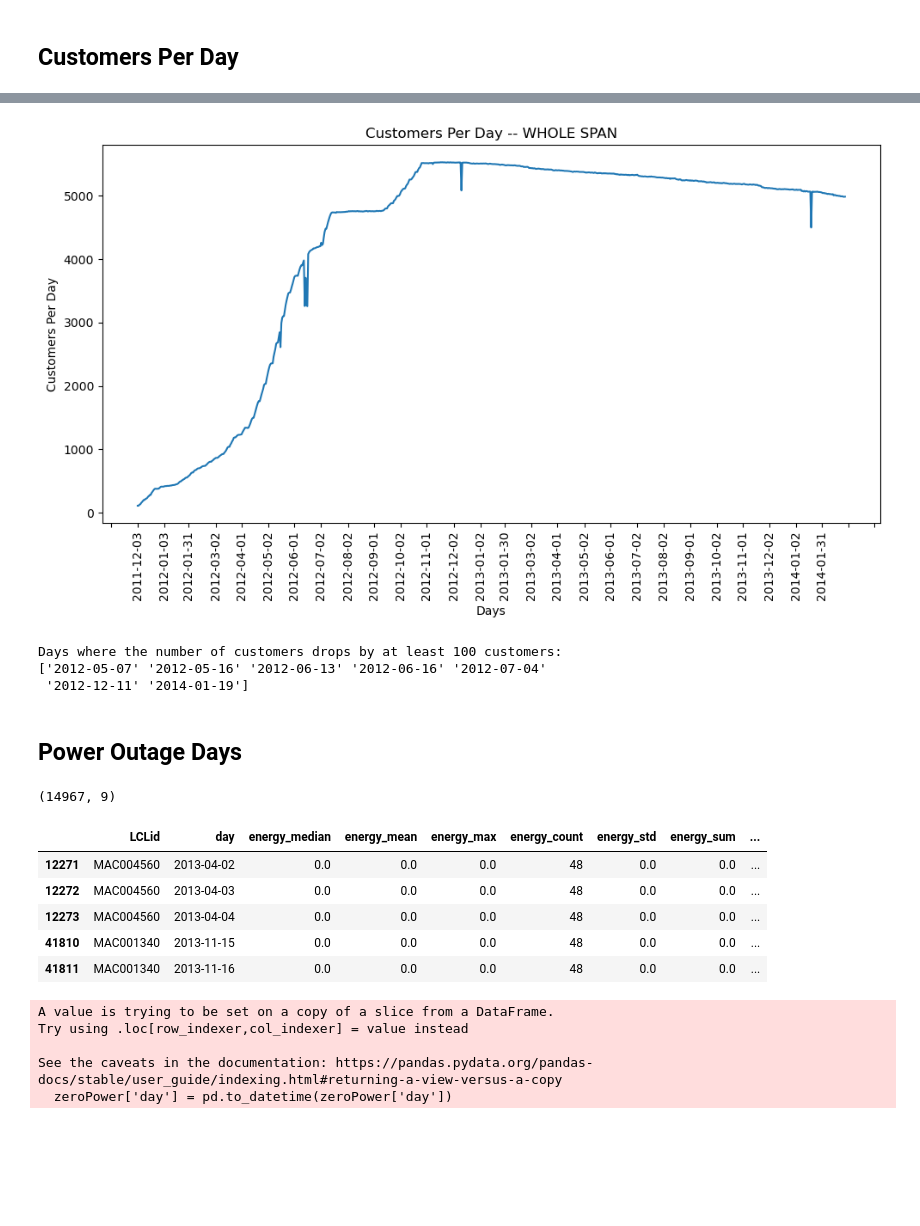
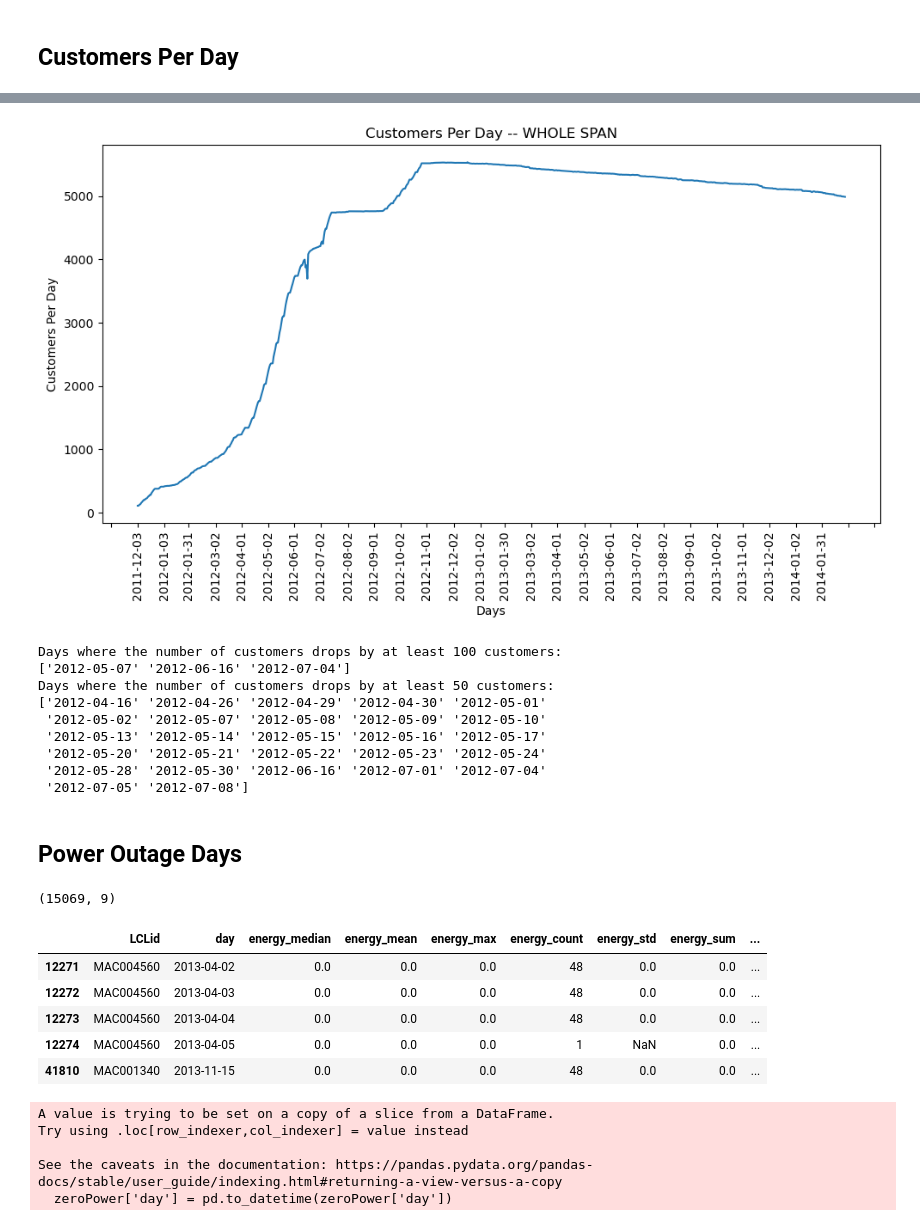
Before and after one commit to brepowell/EnergyConsumption, a Jupyter notebook: LondonDataExploration.ipynb, the cells around one changed output, grey strips where cells are left out. Saved outputs shown, nothing was run; the diff lists cells and outputs as text; code cells hidden in the pictures; blank space fills up the shorter version.

```diff
--- a/LondonDataExploration.ipynb
+++ b/LondonDataExploration.ipynb
@@ -72,7 +72,8 @@ halfblock0.shape
 # %%
 # Drop any row that has null values
 # The last day of data collection was showing lots of null values
-londonData.dropna(inplace=True)
+
+#londonData.dropna(inplace=True)
 # %%
 # Lost 11,331 rows of data from (3510433, 9)
 londonData.shape
@@ -176,0 +187,7 @@ londonData.shape
+# %%
+# There was also a large spike of outages on the last day of data collection
+lastDay = allDays.index[-1]
+
+# Drop the last day
+londonData = londonData[londonData["day"] != lastDay]
+londonData.shape
@@ -258,42 +268,54 @@ Name: LCLid, Length: 818, dtype: int64>
 # %%
 import matplotlib.dates as mdates
 
-# Plotting the data
-plt.figure(figsize=(10, 6))
-plt.plot(allDays.index, allDays)
+def plotCustomersPerDay(days):
 
-# Set x-axis ticks to show once a month
-plt.gca().xaxis.set_major_locator(mdates.MonthLocator())
+    # Plotting the data
+    plt.figure(figsize=(10, 6))
+    plt.plot(days.index, days)
 
-plt.xlabel('Days')
-plt.ylabel('Customers Per Day')
-plt.title('Customers Per Day -- WHOLE SPAN')
-plt.xticks(rotation=90)  # Rotate x-axis labels for better visibility
-plt.tight_layout()
-plt.show()
+    # Set x-axis ticks to show once a month
+    plt.gca().xaxis.set_major_locator(mdates.MonthLocator())
+
+    plt.xlabel('Days')
+    plt.ylabel('Customers Per Day')
+    plt.title('Customers Per Day -- WHOLE SPAN')
+    plt.xticks(rotation=90)  # Rotate x-axis labels for better visibility
+    plt.tight_layout()
+    plt.show()
+
+plotCustomersPerDay(allDays)
 # %% [output]
-[figure, old version]
+[figure, new version]
 # %%
 import pandas as pd
 
-def findDips(allDays):
+def findDips(allDays, dropAmount):
     # Create a new DataFrame to store dips
     dipDays = allDays.copy()
 
-    # Identify dips where the next day drops by at least 10
-    dipDays[(dipDays.shift(-1) > dipDays + 100)] = pd.NA
+    # Identify dips where the next day drops by an amount
+    dipDays[(dipDays.shift(-1) > dipDays + dropAmount)] = pd.NA
 
     # Find the rows where dips occur
     nanRows = dipDays[dipDays.isna()].index
 
+    print("Days where the number of customers drops by at least {} customers: \n{}".format(dropAmount, nanRows.values))
+
     return nanRows
 
-dipRows = findDips(allDays)
-print("Days where the number of customers drops by at least 100 customers: \n{}".format(dipRows.values))
+dipRows = findDips(allDays, 100)
+dipRows = findDips(allDays, 50)
 # %% [output]
 Days where the number of customers drops by at least 100 customers:
-['2012-05-07' '2012-05-16' '2012-06-13' '2012-06-16' '2012-07-04'
- '2012-12-11' '2014-01-19']
+['2012-05-07' '2012-06-16' '2012-07-04']
+Days where the number of customers drops by at least 50 customers:
+['2012-04-16' '2012-04-26' '2012-04-29' '2012-04-30' '2012-05-01'
+ '2012-05-02' '2012-05-07' '2012-05-08' '2012-05-09' '2012-05-10'
+ '2012-05-13' '2012-05-14' '2012-05-15' '2012-05-16' '2012-05-17'
+ '2012-05-20' '2012-05-21' '2012-05-22' '2012-05-23' '2012-05-24'
+ '2012-05-28' '2012-05-30' '2012-06-16' '2012-07-01' '2012-07-04'
+ '2012-07-05' '2012-07-08']
 # %% [markdown]
 ## Power Outage Days
 # %%
@@ -301,7 +323,7 @@ Days where the number of customers drops by at least 100 customers:
 zeroPower = londonData[londonData['energy_max'] == 0]
 zeroPower.shape
 # %% [output]
-(14967, 9)
+(15069, 9)
 # %%
 # I wonder what energy_count is????
 zeroPower.head()
@@ -310,8 +332,8 @@ zeroPower.head()
 | 12271 | MAC004560 | 2013-04-02 | 0.0 | 0.0 | 0.0 | 48 | 0.0 | 0.0 | ... |
 | 12272 | MAC004560 | 2013-04-03 | 0.0 | 0.0 | 0.0 | 48 | 0.0 | 0.0 | ... |
 | 12273 | MAC004560 | 2013-04-04 | 0.0 | 0.0 | 0.0 | 48 | 0.0 | 0.0 | ... |
+| 12274 | MAC004560 | 2013-04-05 | 0.0 | 0.0 | 0.0 | 1 | NaN | 0.0 | ... |
 | 41810 | MAC001340 | 2013-11-15 | 0.0 | 0.0 | 0.0 | 48 | 0.0 | 0.0 | ... |
-| 41811 | MAC001340 | 2013-11-16 | 0.0 | 0.0 | 0.0 | 48 | 0.0 | 0.0 | ... |
 # %%
 zeroPower.to_csv("PowerOutages.csv")
 # %%
```
Also changed, not shown: parts of 38 cells of this notebook, 1 other file.
